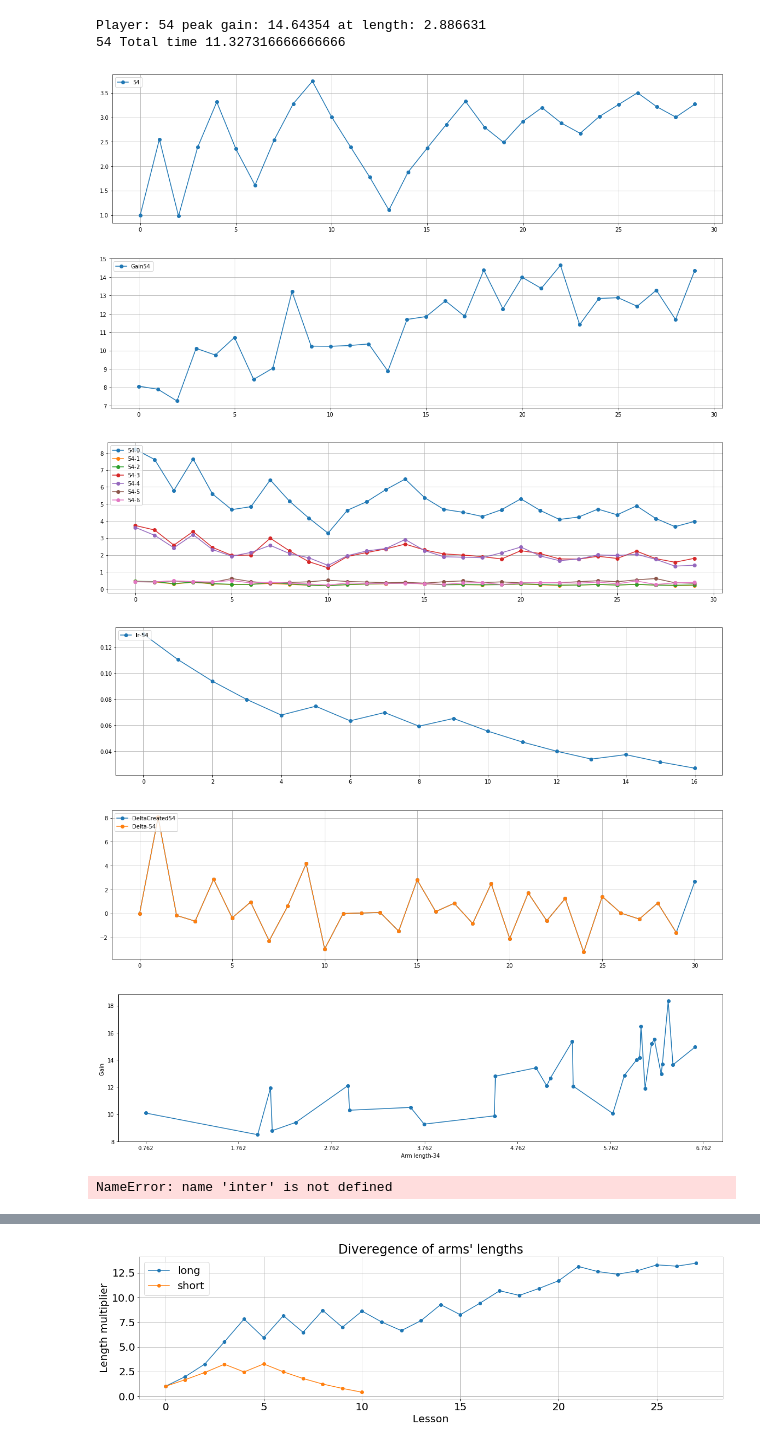
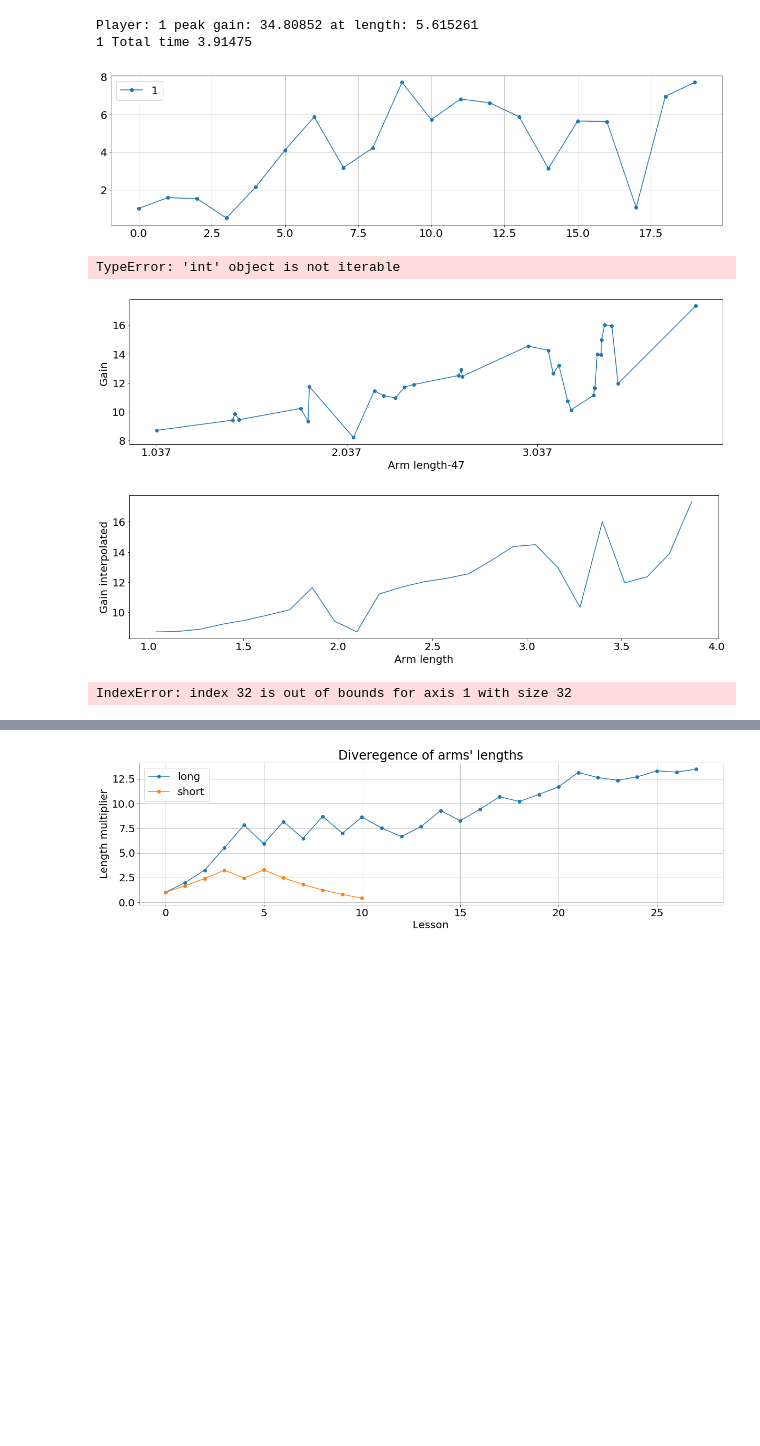
Before and after one commit to AndreeaStefan/SmartuistWrapper, a Jupyter notebook: evaluation/PlotResults.ipynb, the cells around one changed output, grey strips where cells are left out. Cells and saved outputs as stored; diff of their text form; code cells hidden in the pictures; blank space fills up the shorter version.

```diff
--- a/evaluation/PlotResults.ipynb
+++ b/evaluation/PlotResults.ipynb
@@ -94,19 +94,25 @@ def EffortPerBodyPartPerPlayer(p, results, batchSize):
 # player 9 = same as 8
 
 batchSize = 8
-players = [ 54]
+players = [ 1]
 pathA = "E:\\Andreea\\Projects\\Git\\SmartsuitWrapper\\SmartuistWrapper\\tapResultParticipants.csv"
 pathATest = "E:\\Andreea\\Projects\\Git\\SmartsuitWrapper\\SmartuistWrapper\\tapResult.csv"
 pathStatsATest = "E:\\\\Andreea\\\\Projects\\\\Git\\\\SmartsuitWrapper\\\\SmartuistWrapper\\\\GradientStats.csv"
 pathStatsA = "E:\\\\Andreea\\\\Projects\\\\Git\\\\SmartsuitWrapper\\\\SmartuistWrapper\\\\GradientStatsParticipants.csv"
+
+pathH = "C:\\Users\\huber\\OneDrive\\Dokumenty\\thesis-hubert\\unity\\SmartuistWrapper\\tapResultParticipants.csv"
+pathHTest = "C:\\Users\\huber\\OneDrive\\Dokumenty\\thesis-hubert\\unity\\SmartuistWrapper\\tapResult.csv"
+pathStatsHTest = "C:\\Users\\huber\\OneDrive\\Dokumenty\\thesis-hubert\\unity\\SmartuistWrapper\\GradientStats.csv"
+pathStatsH = "C:\\Users\\huber\\OneDrive\\Dokumenty\\thesis-hubert\\unity\\SmartuistWrapper\\\GradientStatsParticipants.csv"
 plt.rcParams['figure.figsize'] = [20, 5]
 maxGain = 0
 
 # read tap results / player
-results = readFromFile(pathA, 0)
-
+# results = readFromFile(pathH, 0)
+results = readFromFile(pathHTest, 0)
 # read gradient results / player
-gradientStats = readFromFile(pathStatsA, 1)
+# gradientStats = readFromFile(pathStatsH, 1)
+gradientStats = readFromFile(pathStatsHTest, 1)
 
 for p in players:
     tmp = results[p]
@@ -160,40 +166,37 @@ for p in players:
     bodyParts = EffortPerBodyPartPerPlayer(p, results, 10)
     z = 0
     x = list(range(0, len(bodyParts[0])-2))
     for a in bodyParts:
         if z in [0,1,2,3,4,5,6]:
             plt.plot(x,a[:len(a)-2], 'o-', label= str(p) + "-" + str(z))
         z = z + 1
 
     plt.legend(loc='upper left')
     plt.grid(True)
     plt.show()
 
 # plot learning rate
 plotOneResult(players, gradientStats, 6, "lr-")
 
 
 for p in players:
     tmp = gradientStats[p]
     gain = [0]
     prevGain = [0]
     for words in tmp:
         gain.append(float(words[5]))
         prevGain.append(float(words[4]))
     delta = np.array(gain) - np.array(prevGain)
     x = list(range(0, len(delta)))
     plt.plot(x, delta, 'o-', label="DeltaCreated"+str(p))
 
 # plot delta
 plotOneResult(players, results, 30, "Delta-")
 # %% [output]
-Player: 54 peak gain: 14.64354 at length: 2.886631
-54 Total time 11.327316666666666
+Player: 1 peak gain: 34.80852 at length: 5.615261
+1 Total time 3.91475
-[figure, old version]
+[figure, new version]
-[figure, removed]
-[figure, removed]
-[figure, removed]
-[figure, removed]
+TypeError: 'int' object is not iterable
 # %%
 from scipy.interpolate import make_interp_spline, BSpline, pchip
 
@@ -234,8 +237,9 @@ for p in players:
    # getCombinedPlot(uniqueLengths, bodyParts[5], "lengths-"+str(p), "effortLeftHand")
    # getCombinedPlot(uniqueLengths, bodyParts[6], "lengths-"+str(p), "effortRightHand")
 # %% [output]
-[figure, old version]
+[figure, new version]
+[figure, added]
-NameError: name 'inter' is not defined
+IndexError: index 32 is out of bounds for axis 1 with size 32
 # %%
 from scipy.stats import linregress
 player = 60
```
Also changed, not shown: parts of 5 cells of this notebook, 1 other file.
